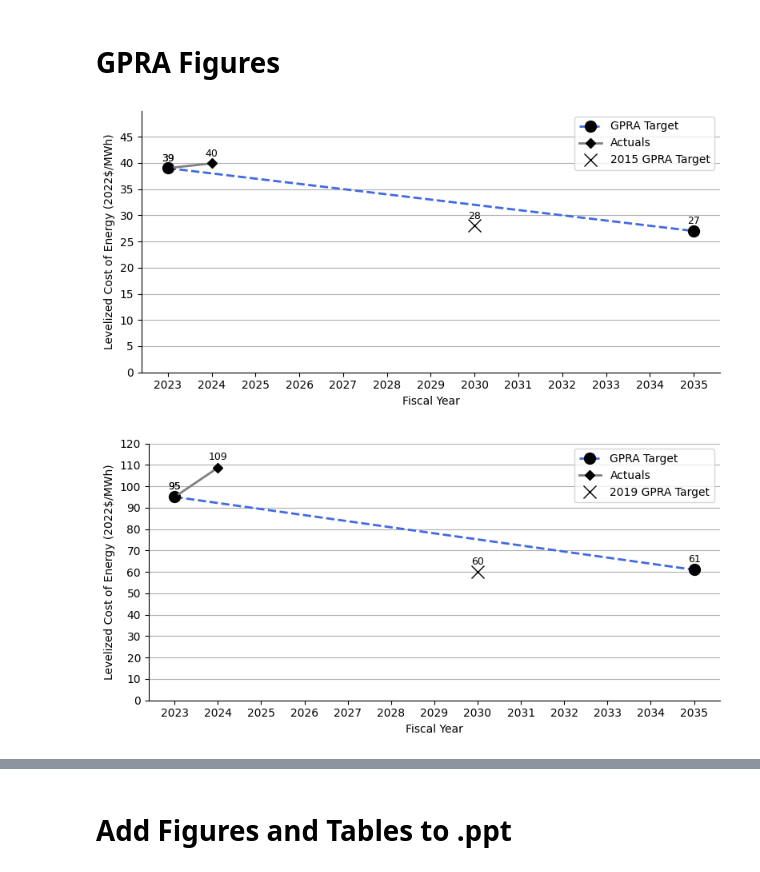
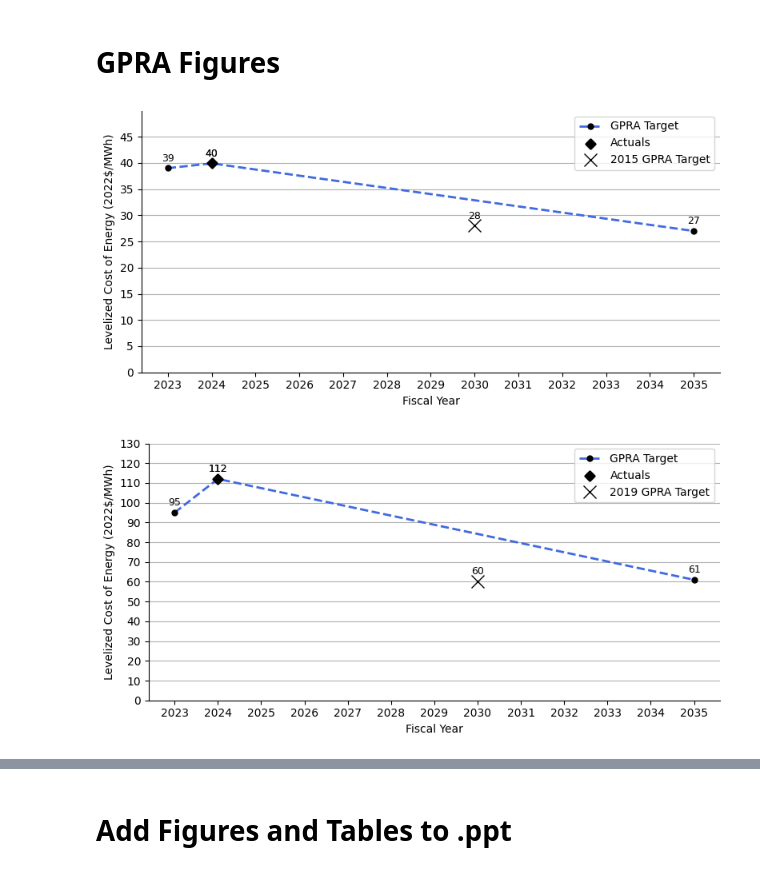
Before and after one commit to dmulash/Annual_Reporting_Workflow, a Jupyter notebook: COWER.ipynb, the cells around one changed output, grey strips where cells are left out. Saved outputs shown, nothing was run; the diff lists cells and outputs as text; code cells hidden in the pictures.

Commit message:
updated FCR, updated plots 2024 Edition

```diff
--- a/COWER.ipynb
+++ b/COWER.ipynb
@@ -246,21 +246,21 @@ Distributed Wind
 # GPRA Figures
 # %%
 ## Land Based Wind GPRA figure
-target = [(39, 2023), (27, 2035)]
+target = [(39, 2023), (41.55688894*292.655/304.702, 2024), (27, 2035)]
 old_target = (28, 2030)
-actuals = [(39, 2023), (41.55688894*292.655/304.702, 2024)]
+actuals = [(41.55688894*292.655/304.702, 2024)]
 
 COWER.plot_GPRA_data("GPRA_LBW", target, old_target, "2015 GPRA Target", actuals)
 
 # Fixed-Bottom Offshore Wind GPRA Figure
-target = [(95, 2023), (61, 2035)]
+target = [(95, 2023), (116.635672452994*292.655/304.702, 2024), (61,  2035)]
 old_target = (60, 2030)
-actuals = [(95, 2023), (113.1040283*292.655/304.702, 2024)]
+actuals = [(116.635672452994*292.655/304.702, 2024)]
 
 COWER.plot_GPRA_data("GPRA_FBOW",target, old_target, "2019 GPRA Target", actuals)
 # %% [output]
-[figure, old version]
+[figure, new version]
-[figure, old version]
+[figure, new version]
 # %% [markdown]
 ![image.png](attachment:584c9bb3-3e8c-4e5c-875d-8f9f85de38b1.png)
 # %% [markdown]
```
Also changed, not shown: parts of 3 cells of this notebook, 16 other files.
